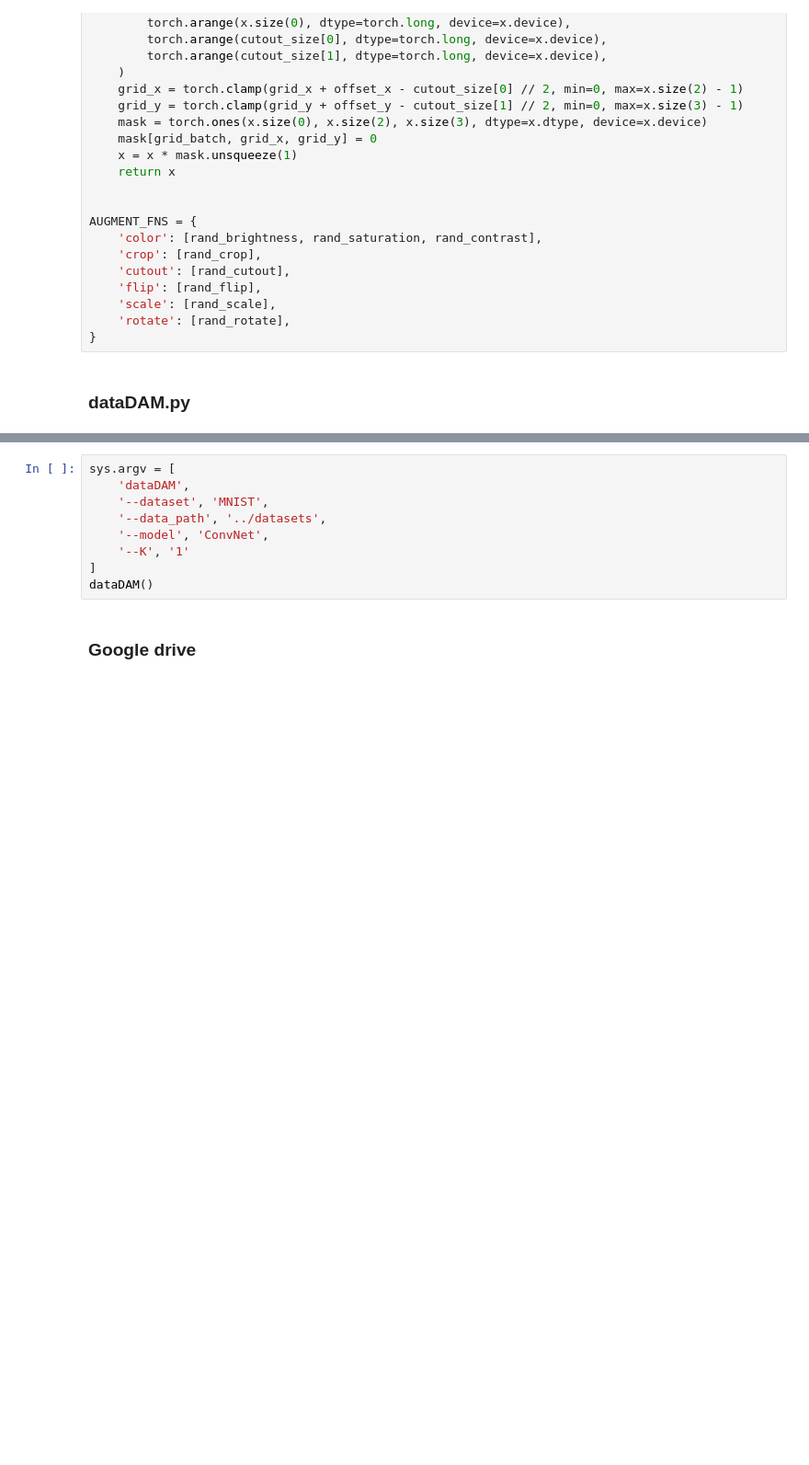
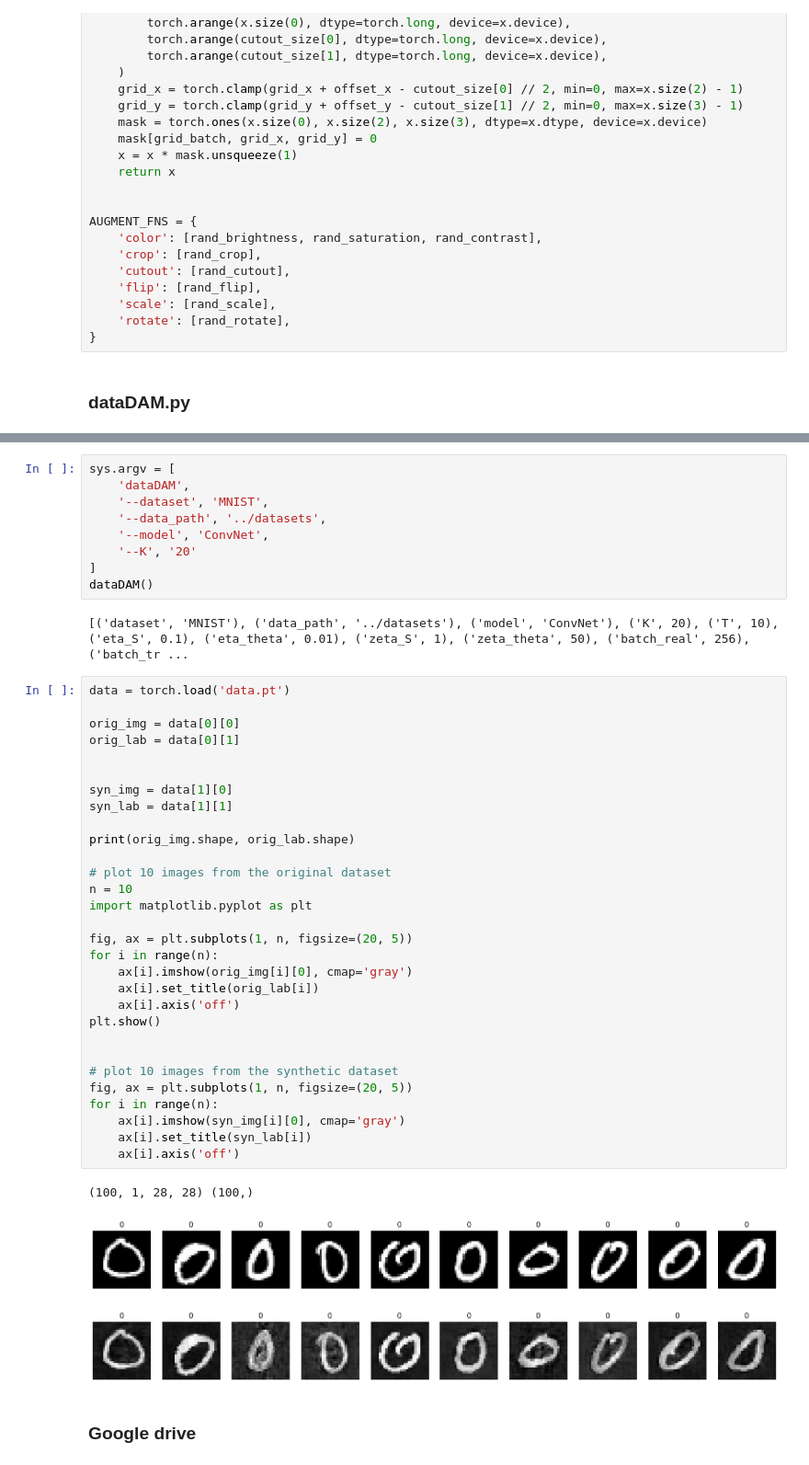
Before and after one commit to Swapnil949/ECE1512_2024F_ProjectRepo_SwapnilPatel, a Jupyter notebook: project_A/src/task1.ipynb, the cells around one changed output, grey strips where cells are left out. Shown at 92% size. Saved outputs shown, nothing was run; the diff lists cells and outputs as text; blank space fills up the shorter version.

```diff
--- a/project_A/src/task1.ipynb
+++ b/project_A/src/task1.ipynb
@@ -1465,9 +1475,45 @@ sys.argv = [
     '--dataset', 'MNIST',
     '--data_path', '../datasets',
     '--model', 'ConvNet',
-    '--K', '1'
+    '--K', '20'
 ]
 dataDAM()
+# %% [output]
+[('dataset', 'MNIST'), ('data_path', '../datasets'), ('model', 'ConvNet'), ('K', 20), ('T', 10), ('eta_S', 0.1), ('eta_theta', 0.01), ('zeta_S', 1), ('zeta_theta', 50), ('batch_real', 256), ('batch_tr ...
+# %%
+data = torch.load('data.pt')
+
+orig_img = data[0][0]
+orig_lab = data[0][1]
+
+
+syn_img = data[1][0]
+syn_lab = data[1][1]
+
+print(orig_img.shape, orig_lab.shape)
+
+# plot 10 images from the original dataset
+n = 10
+import matplotlib.pyplot as plt
+
+fig, ax = plt.subplots(1, n, figsize=(20, 5))
+for i in range(n):
+    ax[i].imshow(orig_img[i][0], cmap='gray')
+    ax[i].set_title(orig_lab[i])
+    ax[i].axis('off')
+plt.show()
+
+
+# plot 10 images from the synthetic dataset
+fig, ax = plt.subplots(1, n, figsize=(20, 5))
+for i in range(n):
+    ax[i].imshow(syn_img[i][0], cmap='gray')
+    ax[i].set_title(syn_lab[i])
+    ax[i].axis('off')
+# %% [output]
+(100, 1, 28, 28) (100,)
+[figure, added]
+[figure, added]
 # %% [markdown]
 ### Google drive
 # %%
```
Also changed, not shown: parts of 1 cell of this notebook.
